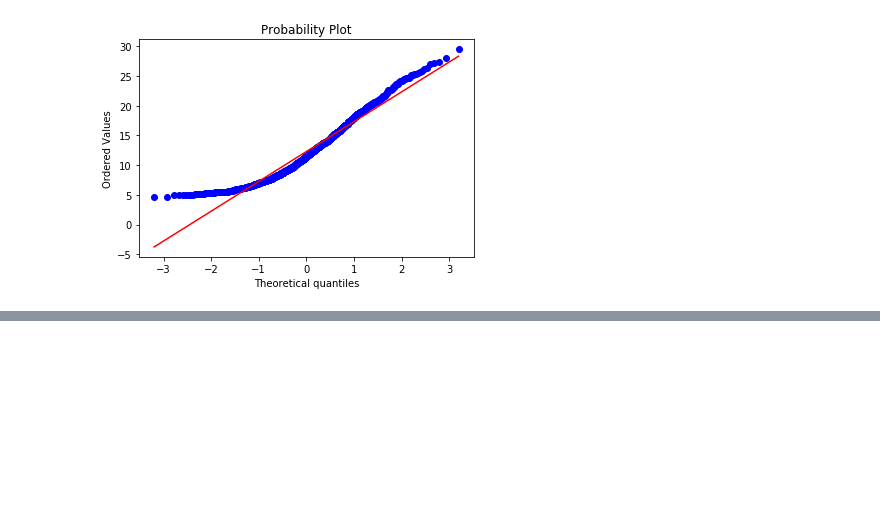
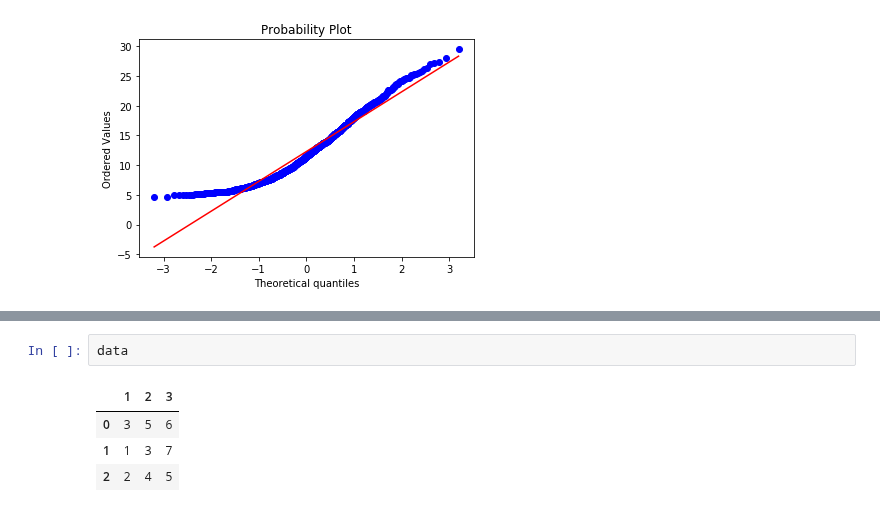
Before and after one commit to Schnell5/ML, a Jupyter notebook: notebooks/Statistics.ipynb, the cells around one changed output, grey strips where cells are left out. Drawn from its saved outputs; the diff is of its cells as text; blank space fills up the shorter version.

```diff
--- a/notebooks/Statistics.ipynb
+++ b/notebooks/Statistics.ipynb
@@ -309,0 +369,7 @@ stats.probplot(data_new, dist="norm", plot=plt);
+# %%
+data
+# %% [output]
+|  | 1 | 2 | 3 |
+| 0 | 3 | 5 | 6 |
+| 1 | 1 | 3 | 7 |
+| 2 | 2 | 4 | 5 |
```
Also changed, not shown: parts of 30 cells of this notebook.
